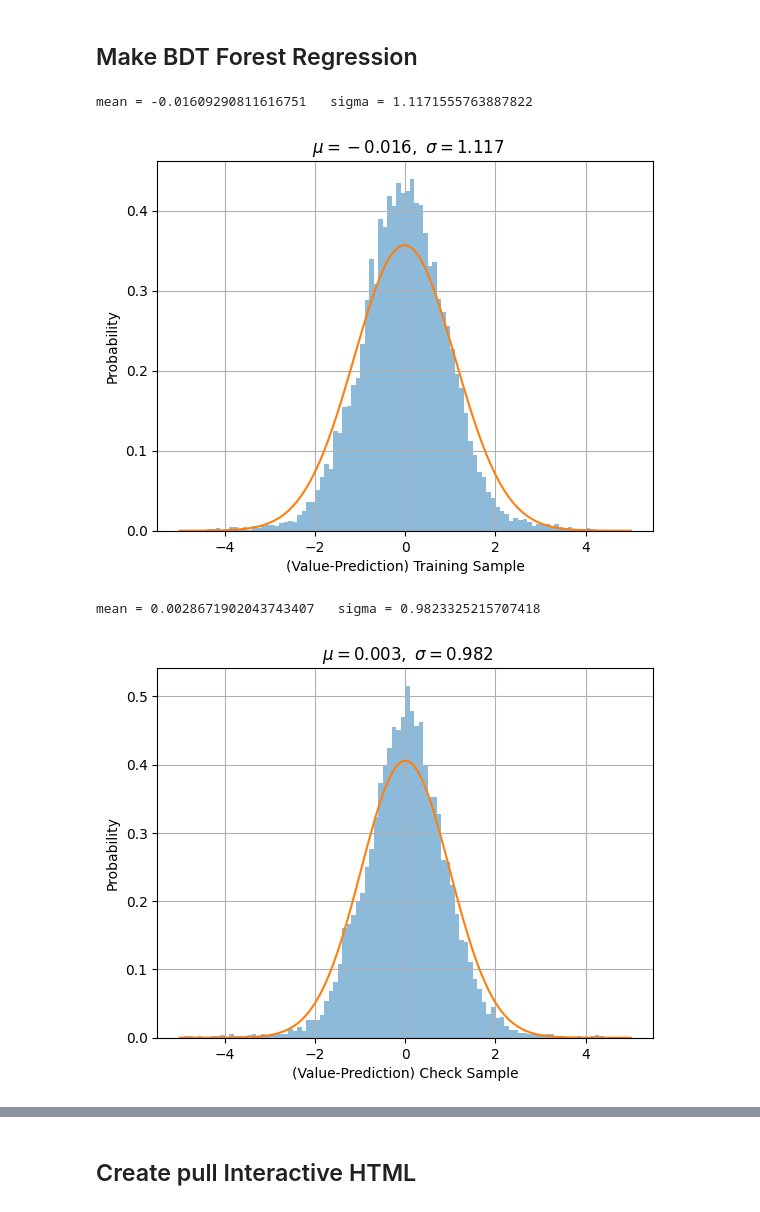
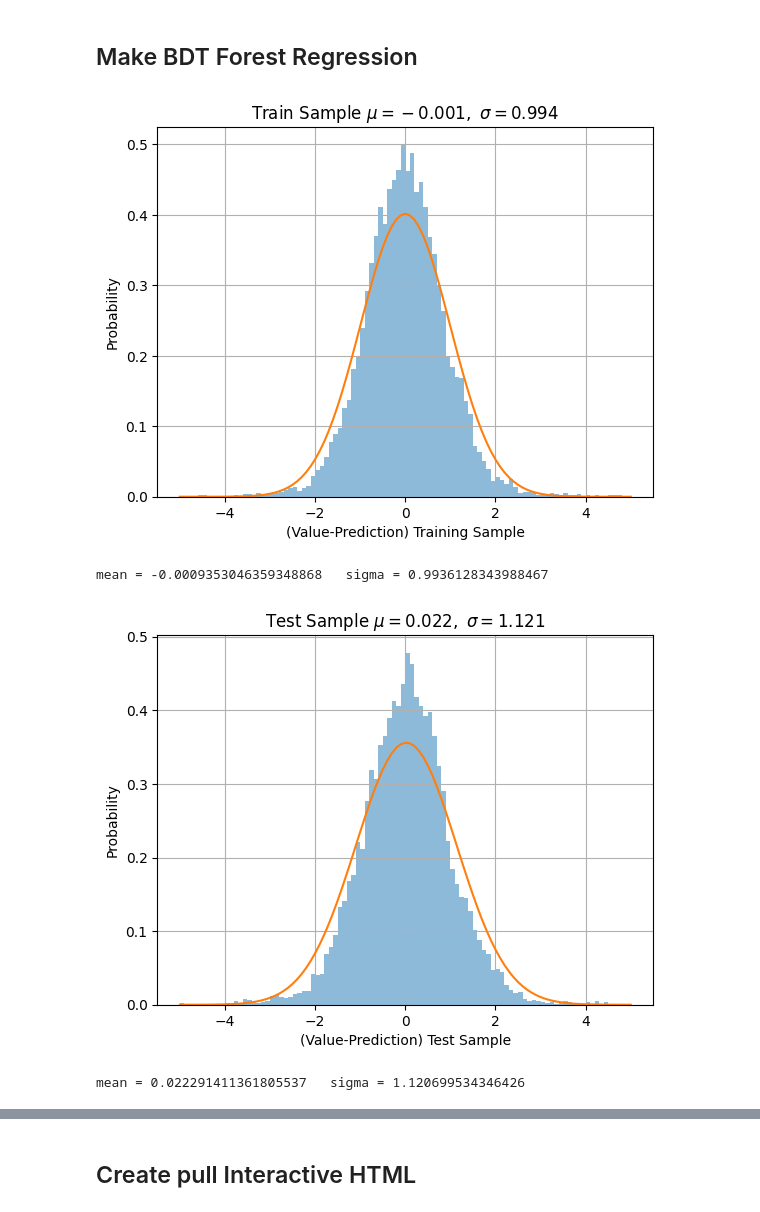
Before and after one commit to miranov25/fastMCKalman, a Jupyter notebook: fastMCKalman/MC/Regression.ipynb, the cells around one changed output, grey strips where cells are left out. Saved outputs shown, nothing was run; the diff lists cells and outputs as text; code cells hidden in the pictures.

Commit message:
Added 2d plots

```diff
--- a/fastMCKalman/MC/Regression.ipynb
+++ b/fastMCKalman/MC/Regression.ipynb
@@ -49,5 +42,14 @@ dfFit1=dfFit0.sample(frac=0.05).sort_index()
 #
 #
 nAll=dfFit1.shape[0]
-regressor.fit(dfFit1[varIn].iloc[:nAll//2], dfFit1[target].iloc[:nAll//2])
+X_train = dfFit1[varIn].iloc[:nAll//2]
+X_test = dfFit1[varIn].iloc[nAll//2:]
+Y_train = dfFit1[target].iloc[:nAll//2]
+Y_test = dfFit1[target].iloc[nAll//2:]
+
+forest = regressor.fit(X_train, Y_train)
+
+
 dfFit1[f"{target}Pred0"]=regressor.predict(dfFit1[varIn])
+Y_hat_train = dfFit1[f"{target}Pred0"].iloc[:nAll//2]
+Y_hat_test = dfFit1[f"{target}Pred0"].iloc[nAll//2:]
@@ -57,26 +56,32 @@ check_diff = ((dfFit1[f"{target}"]-dfFit1[f"{target}Pred0"]).iloc[:nAll//2])
 # %%
+train_diff = Y_hat_train-Y_train
+test_diff = Y_hat_test-Y_test
+
+#Plot and fit differences in
 _, bins, _ = plt.hist(train_diff.values, 100, density=1,alpha=0.5,range=[-5, 5])
 mu, sigma = scipy.stats.norm.fit(train_diff.values)
 best_fit_line = scipy.stats.norm.pdf(bins, mu, sigma)
 plt.plot(bins, best_fit_line)
 plt.xlabel('(Value-Prediction) Training Sample')
 plt.ylabel('Probability')
-plt.title(r'$\mathrm{}\ \mu=%.3f,\ \sigma=%.3f$' %(mu, sigma))
+plt.title(r'$\mathrm{Train \ Sample}\ \mu=%.3f,\ \sigma=%.3f$' %(mu, sigma))
 plt.grid(True)
+plt.show()
 print("mean =",str(mu),"  sigma =",str(sigma))
+
+#Plot
+_, bins, _ = plt.hist(test_diff.values, 100, density=1,alpha=0.5,range=[-5, 5])
+mu, sigma = scipy.stats.norm.fit(test_diff.values)
+best_fit_line = scipy.stats.norm.pdf(bins, mu, sigma)
+plt.plot(bins, best_fit_line)
+plt.xlabel('(Value-Prediction) Test Sample')
+plt.ylabel('Probability')
+plt.title(r'$\mathrm{Test \ Sample}\ \mu=%.3f,\ \sigma=%.3f$' %(mu, sigma))
+plt.grid(True)
+plt.show()
+print("mean =",str(mu),"  sigma =",str(sigma))
 # %% [output]
+[figure, new version]
-mean = -0.01609290811616751   sigma = 1.1171555763887822
+mean = -0.0009353046359348868   sigma = 0.9936128343988467
-[figure, old version]
+[figure, added]
+mean = 0.022291411361805537   sigma = 1.120699534346426
-# %%
-_, bins, _ = plt.hist(check_diff.values, 100, density=1,alpha=0.5,range=[-5, 5])
-mu, sigma = scipy.stats.norm.fit(check_diff.values)
-best_fit_line = scipy.stats.norm.pdf(bins, mu, sigma)
-plt.plot(bins, best_fit_line)
-plt.xlabel('(Value-Prediction) Check Sample')
-plt.ylabel('Probability')
-plt.title(r'$\mathrm{}\ \mu=%.3f,\ \sigma=%.3f$' %(mu, sigma))
-plt.grid(True)
-print("mean =",str(mu),"  sigma =",str(sigma))
-# %% [output]
-mean = 0.0028671902043743407   sigma = 0.9823325215707418
-[figure, removed]
```
Also changed, not shown: parts of 4 cells of this notebook.
